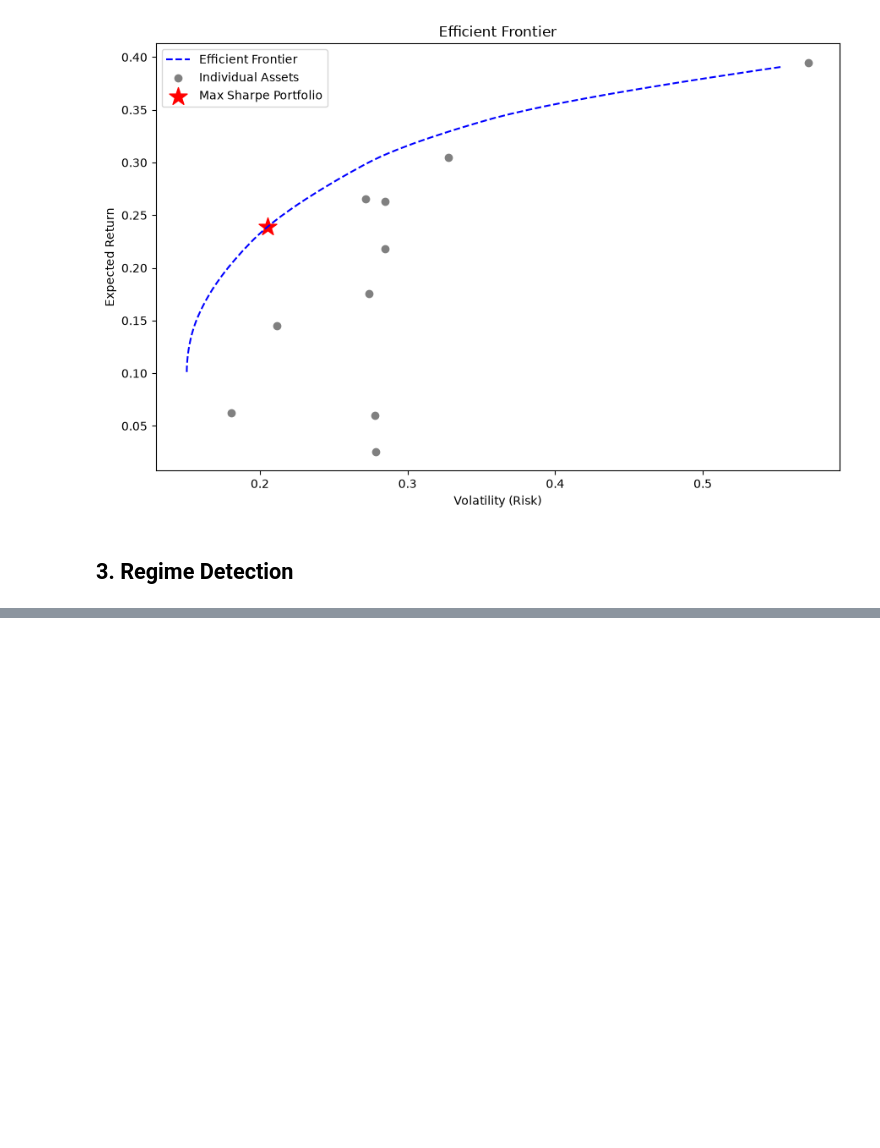
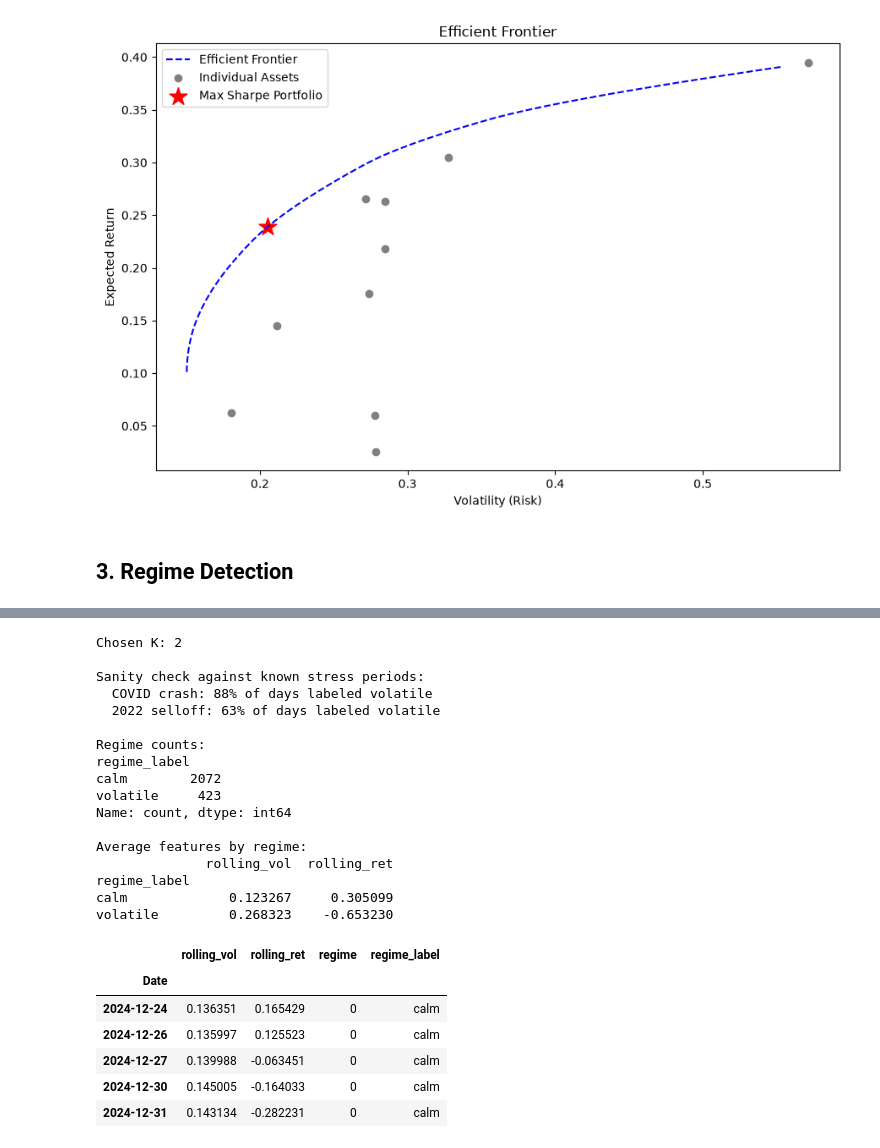
Before and after one commit to jasser08DEV/regime-aware-portfolio-optimizer, a Jupyter notebook: notebook.ipynb, the cells around one changed output, grey strips where cells are left out. Drawn from its saved outputs; the diff is of its cells as text; code cells hidden in the pictures; blank space fills up the shorter version.

```diff
--- a/notebook.ipynb
+++ b/notebook.ipynb
@@ -125,0 +122,57 @@ features.tail()
+# %%
+best_k = ks[silhouettes.index(max(silhouettes))]
+
+kmeans = KMeans(n_clusters=best_k, random_state=42, n_init=10)
+features["regime"] = kmeans.fit_predict(scaled_features)
+
+vol_means = features.groupby("regime")["rolling_vol"].mean()
+volatile_cluster = vol_means.idxmax()
+features["regime_label"] = features["regime"].apply(
+    lambda x: "volatile" if x == volatile_cluster else "calm"
+)
+
+periods = {
+    "COVID crash": ("2020-02-15", "2020-04-15"),
+    "2022 selloff": ("2022-01-01", "2022-10-01"),
+}
+
+print(f"Chosen K: {best_k}\n")
+
+print("Sanity check against known stress periods:")
+for name, (start, end) in periods.items():
+    subset = features.loc[start:end]
+    pct = (subset["regime_label"] == "volatile").mean()
+    print(f"  {name}: {pct:.0%} of days labeled volatile")
+
+print("\nRegime counts:")
+print(features["regime_label"].value_counts())
+
+print("\nAverage features by regime:")
+print(features.groupby("regime_label")[["rolling_vol", "rolling_ret"]].mean())
+
+features.tail()
+# %% [output]
+Chosen K: 2
+
+Sanity check against known stress periods:
+  COVID crash: 88% of days labeled volatile
+  2022 selloff: 63% of days labeled volatile
+
+Regime counts:
+regime_label
+calm        2072
+volatile     423
+Name: count, dtype: int64
+
+Average features by regime:
+              rolling_vol  rolling_ret
+regime_label
+calm             0.123267     0.305099
+volatile         0.268323    -0.653230
+|  | rolling_vol | rolling_ret | regime | regime_label |
+| Date |  |  |  |  |
+| 2024-12-24 | 0.136351 | 0.165429 | 0 | calm |
+| 2024-12-26 | 0.135997 | 0.125523 | 0 | calm |
+| 2024-12-27 | 0.139988 | -0.063451 | 0 | calm |
+| 2024-12-30 | 0.145005 | -0.164033 | 0 | calm |
+| 2024-12-31 | 0.143134 | -0.282231 | 0 | calm |
```
Also changed, not shown: parts of 12 cells of this notebook, 6 other files.
